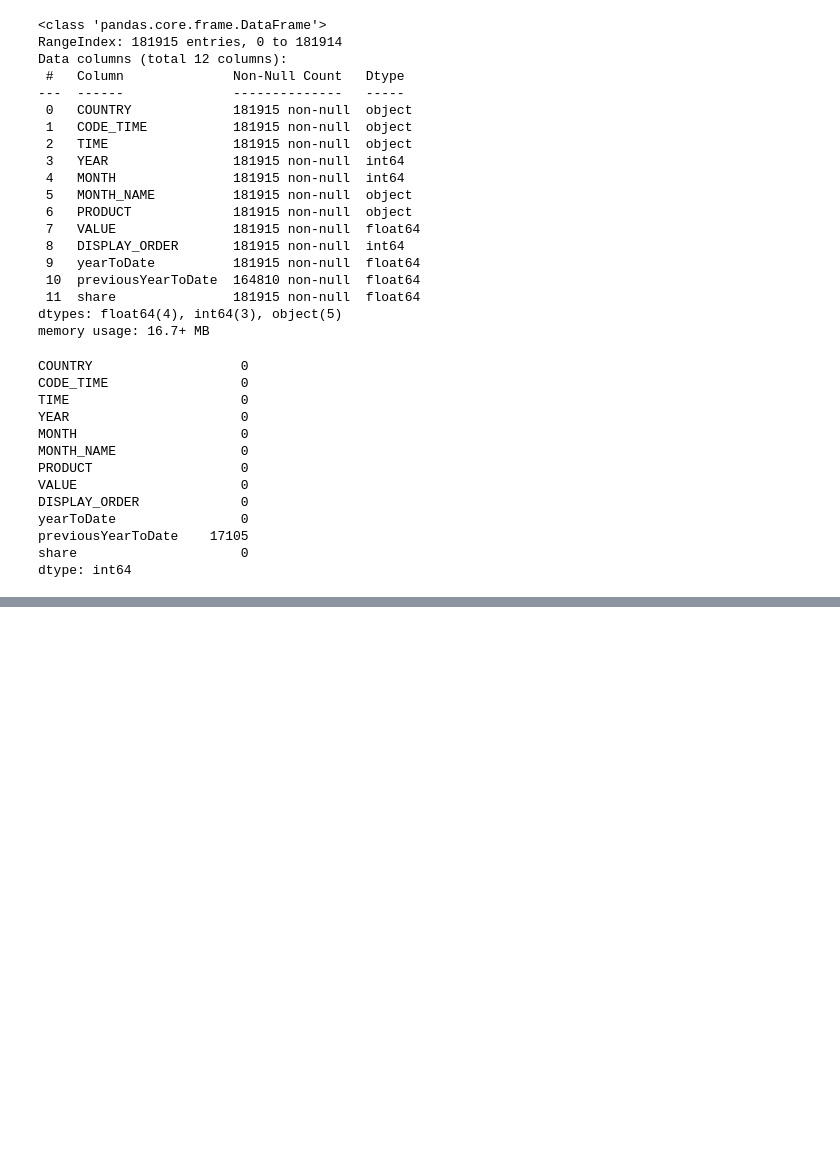
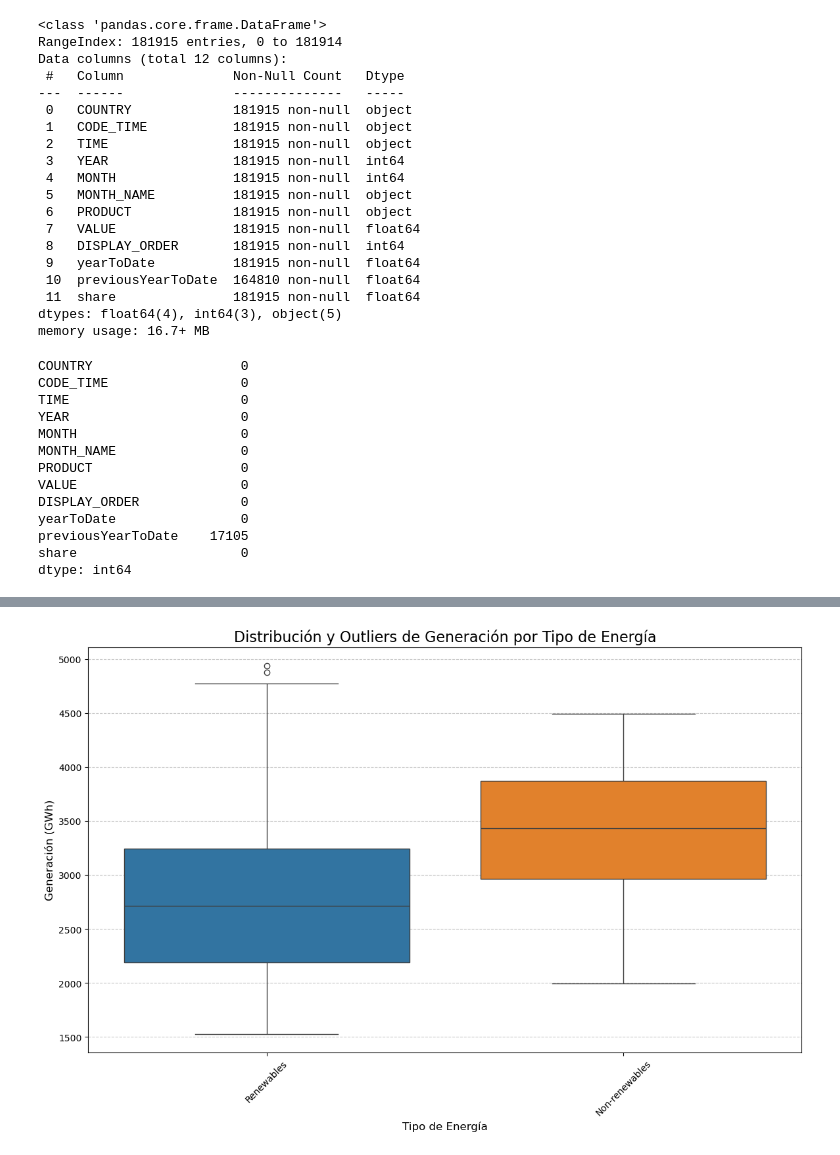
Before and after one commit to Chukao1/electricity-ia, a Jupyter notebook: notebooks/notebook.ipynb, the cells around one changed output, grey strips where cells are left out. Drawn from its saved outputs; the diff is of its cells as text; code cells hidden in the pictures; blank space fills up the shorter version.

```diff
--- a/notebooks/notebook.ipynb
+++ b/notebooks/notebook.ipynb
@@ -130,0 +147,22 @@ See the caveats in the documentation: https://pandas.pydata.org/pandas-docs/stab
+# %%
+# Configurar el tamaño de la figura para que sea legible
+plt.figure(figsize=(14, 8))
+
+# Crear el Boxplot
+# x='PRODUCT': Separa una caja por cada tipo de energía
+# y='VALUE': Muestra la distribución de la generación en GWh
+sns.boxplot(data=chile_products_id, x='PRODUCT', y='VALUE', hue='PRODUCT')
+
+# Añadir títulos y etiquetas para dar contexto
+plt.title('Distribución y Outliers de Generación por Tipo de Energía', fontsize=16)
+plt.xlabel('Tipo de Energía', fontsize=12)
+plt.ylabel('Generación (GWh)', fontsize=12)
+
+# Rotar los nombres de los productos en el eje X para evitar solapamiento
+plt.xticks(rotation=45)
+
+# Mostrar el gráfico
+plt.grid(True, axis='y', linestyle='--', alpha=0.7) # Añade una rejilla suave horizontal
+plt.show()
+# %% [output]
+[figure, added]
```
Also changed, not shown: parts of 24 cells of this notebook, 9 other files.
